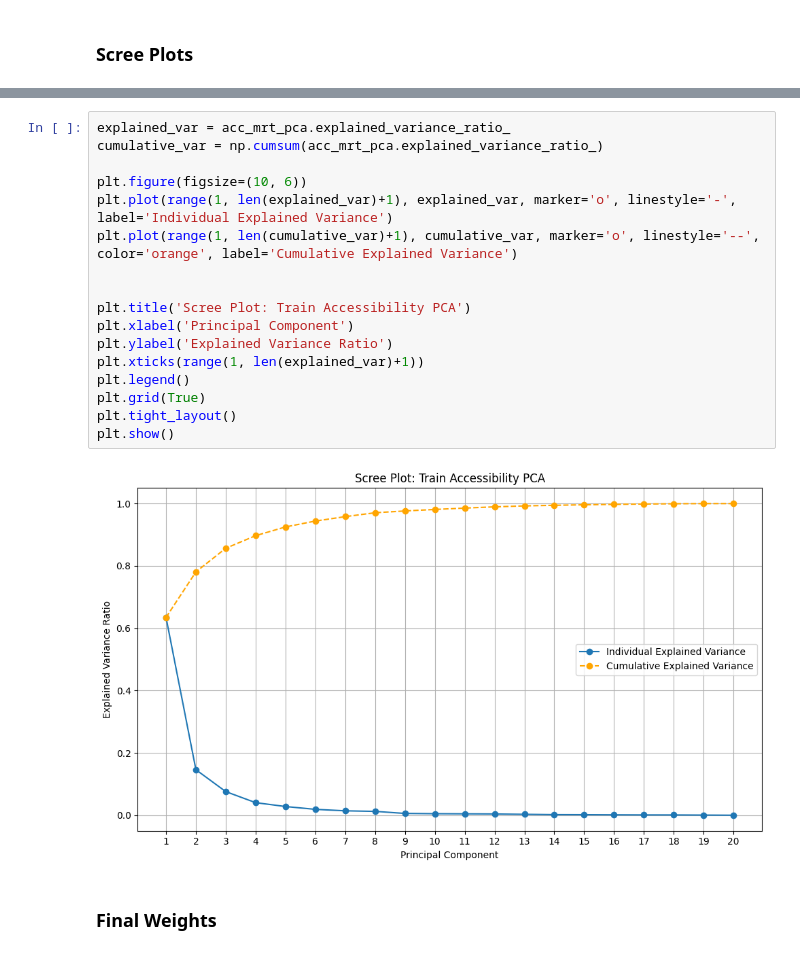
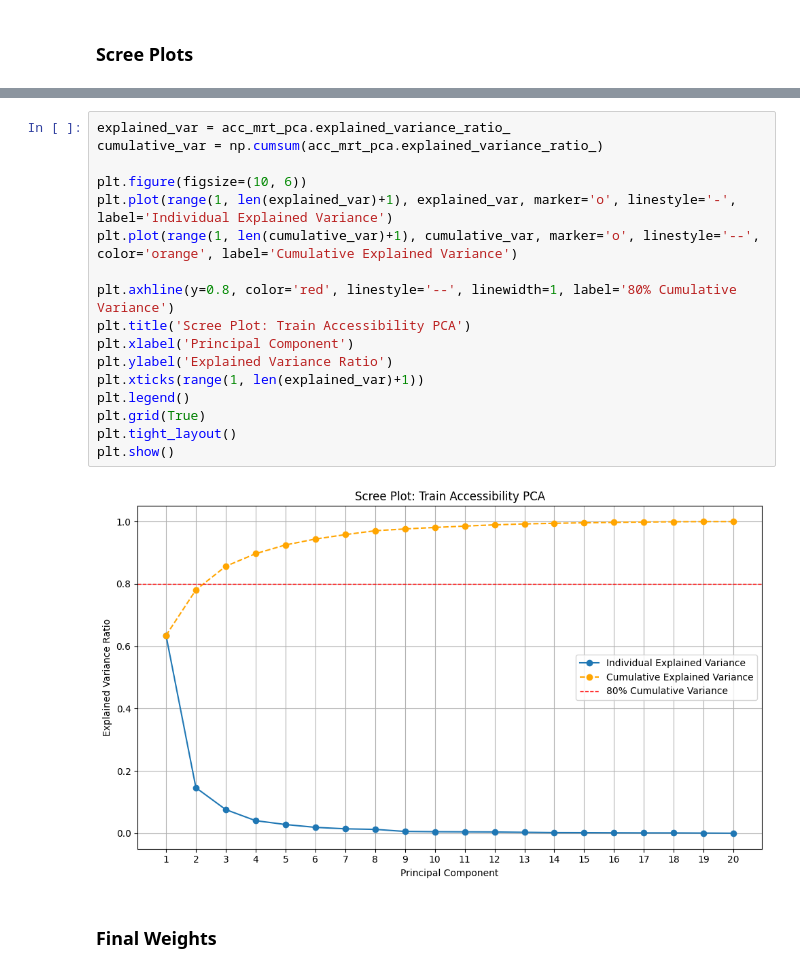
Before and after one commit to trashmitiff/DSE3101, a Jupyter notebook: code/PCA.ipynb, the cells around one changed output, grey strips where cells are left out. Drawn from its saved outputs; the diff is of its cells as text.

```diff
--- a/code/PCA.ipynb
+++ b/code/PCA.ipynb
@@ -434,22 +434,22 @@ plt.show()
 # %%
 explained_var = acc_mrt_pca.explained_variance_ratio_
 cumulative_var = np.cumsum(acc_mrt_pca.explained_variance_ratio_)
 
 plt.figure(figsize=(10, 6))
 plt.plot(range(1, len(explained_var)+1), explained_var, marker='o', linestyle='-', label='Individual Explained Variance')
 plt.plot(range(1, len(cumulative_var)+1), cumulative_var, marker='o', linestyle='--', color='orange', label='Cumulative Explained Variance')
 
-
+plt.axhline(y=0.8, color='red', linestyle='--', linewidth=1, label='80% Cumulative Variance')
 plt.title('Scree Plot: Train Accessibility PCA')
 plt.xlabel('Principal Component')
 plt.ylabel('Explained Variance Ratio')
 plt.xticks(range(1, len(explained_var)+1))
 plt.legend()
 plt.grid(True)
 plt.tight_layout()
 plt.show()
 # %% [output]
-[figure, old version]
+[figure, new version]
 # %% [markdown]
 ### Final Weights
 # %%
```
Also changed, not shown: parts of 18 cells of this notebook, 2 other files.
